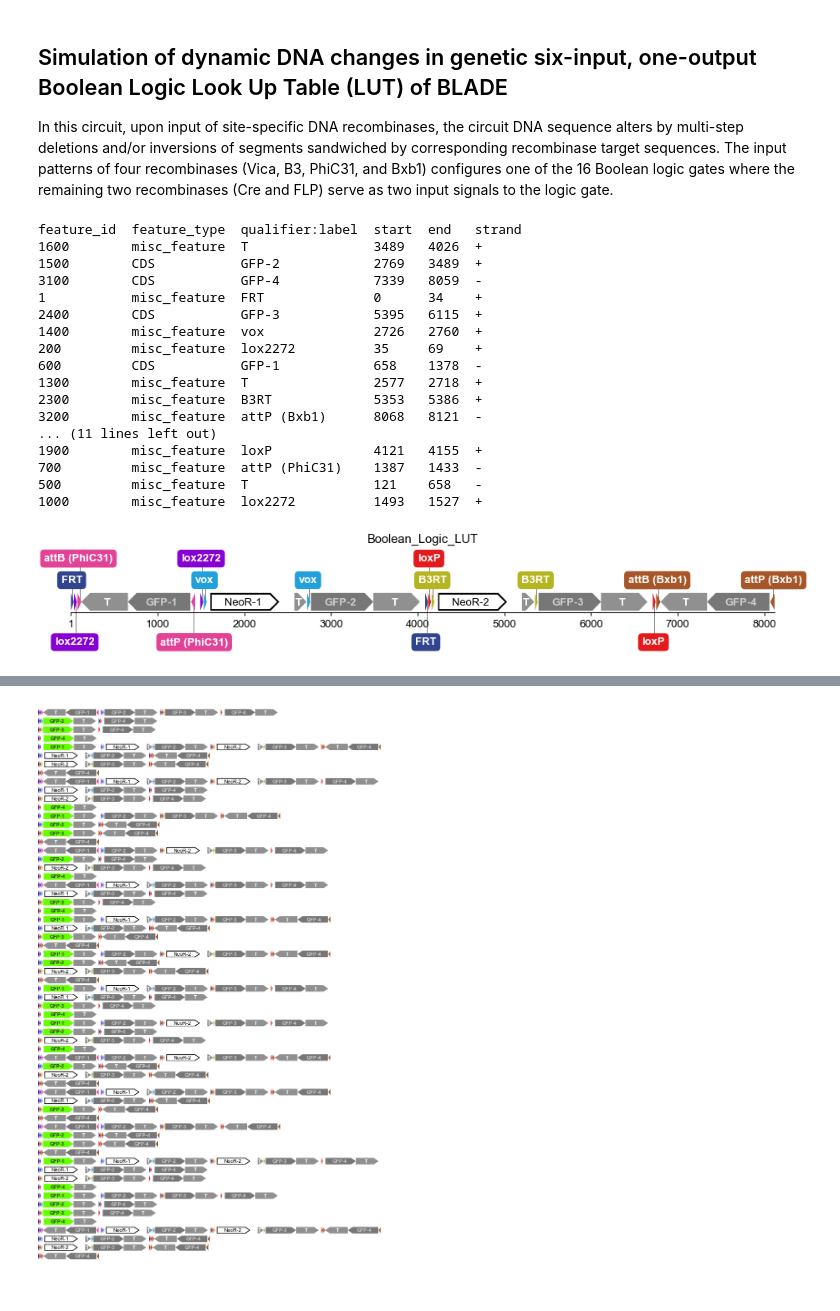
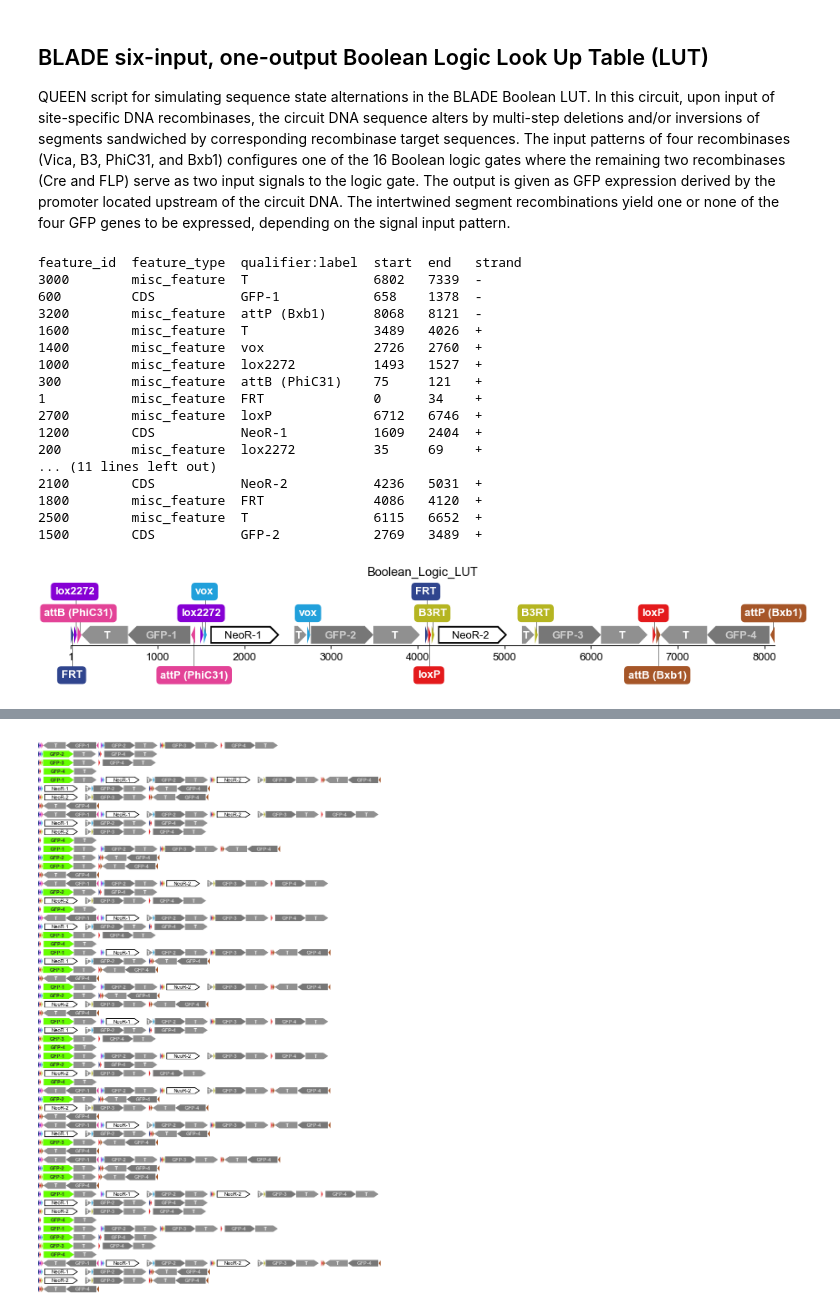
Before and after one commit to yachielab/QUEEN, a Jupyter notebook: demo/Weinberg_et_aL_2017/Boolean_logic_LUT.ipynb, the cells around one changed output, grey strips where cells are left out. Cells and saved outputs as stored; diff of their text form; code cells hidden in the pictures.

```diff
--- a/demo/Weinberg_et_aL_2017/Boolean_logic_LUT.ipynb
+++ b/demo/Weinberg_et_aL_2017/Boolean_logic_LUT.ipynb
@@ -1,6 +1,7 @@
 # %% [markdown]
-## Simulation of dynamic DNA changes in genetic six-input, one-output Boolean Logic Look Up Table (LUT) of BLADE
-In this circuit, upon input of site-specific DNA recombinases, the circuit DNA sequence alters by multi-step deletions and/or inversions of segments sandwiched by corresponding recombinase target sequences. The input patterns of four recombinases (Vica, B3, PhiC31, and Bxb1) configures one of the 16 Boolean logic gates where the remaining two recombinases (Cre and FLP) serve as two input signals to the logic gate.
+## BLADE six-input, one-output Boolean Logic Look Up Table (LUT)
+QUEEN script for simulating sequence state alternations in the BLADE Boolean LUT.
+In this circuit, upon input of site-specific DNA recombinases, the circuit DNA sequence alters by multi-step deletions and/or inversions of segments sandwiched by corresponding recombinase target sequences. The input patterns of four recombinases (Vica, B3, PhiC31, and Bxb1) configures one of the 16 Boolean logic gates where the remaining two recombinases (Cre and FLP) serve as two input signals to the logic gate. The output is given as GFP expression derived by the promoter located upstream of the circuit DNA. The intertwined segment recombinations yield one or none of the four GFP genes to be expressed, depending on the signal input pattern.
 # %%
 %matplotlib inline
 import sys
@@ -55,27 +54,27 @@ feat_ids = set(feat_ids)
 # %%
 features = sum([LUT.searchfeature(query="^" + _id + "$", key_attribute="feature_id") for _id in feat_ids],[])
 LUT.printfeature(feature_list=features)
-fig = visualizemap(LUT, feature_list=features, label_location='both', fontsize=13, tick_space=1000, label_visible=2, width_scale=0.48, height_scale=1.2, labelcolor="w")
+fig = visualizemap(LUT, feature_list=features, label_location='both', fontsize=13, tick_interval=1000, display_label=2, width_scale=0.48, height_scale=1.2, labelcolor="w")
 fig.savefig("output/LUT.pdf", bbox_inches="tight")
 # %% [output]
 feature_id  feature_type  qualifier:label  start  end   strand
+3000        misc_feature  T                6802   7339  -
+600         CDS           GFP-1            658    1378  -
+3200        misc_feature  attP (Bxb1)      8068   8121  -
 1600        misc_feature  T                3489   4026  +
+1400        misc_feature  vox              2726   2760  +
+1000        misc_feature  lox2272          1493   1527  +
+300         misc_feature  attB (PhiC31)    75     121   +
+1           misc_feature  FRT              0      34    +
+2700        misc_feature  loxP             6712   6746  +
+1200        CDS           NeoR-1           1609   2404  +
+200         misc_feature  lox2272          35     69    +
+... (11 lines left out)
+2100        CDS           NeoR-2           4236   5031  +
+1800        misc_feature  FRT              4086   4120  +
+2500        misc_feature  T                6115   6652  +
 1500        CDS           GFP-2            2769   3489  +
-3100        CDS           GFP-4            7339   8059  -
-1           misc_feature  FRT              0      34    +
-2400        CDS           GFP-3            5395   6115  +
-1400        misc_feature  vox              2726   2760  +
-200         misc_feature  lox2272          35     69    +
-600         CDS           GFP-1            658    1378  -
-1300        misc_feature  T                2577   2718  +
-2300        misc_feature  B3RT             5353   5386  +
-3200        misc_feature  attP (Bxb1)      8068   8121  -
-... (11 lines left out)
-1900        misc_feature  loxP             4121   4155  +
-700         misc_feature  attP (PhiC31)    1387   1433  -
-500         misc_feature  T                121    658   -
-1000        misc_feature  lox2272          1493   1527  +
-[figure, old version]
+[figure, new version]
 # %%
 from QUEEN import cutsite as cs
 cs.lib["attB_PhiC31"] = "GTGCGGGTGCCAGGGCGTGCCC^TT_GGGCTCCCCGGGCGCGTACTCC"
```
Also changed, not shown: parts of 7 cells of this notebook, 34 other files.
